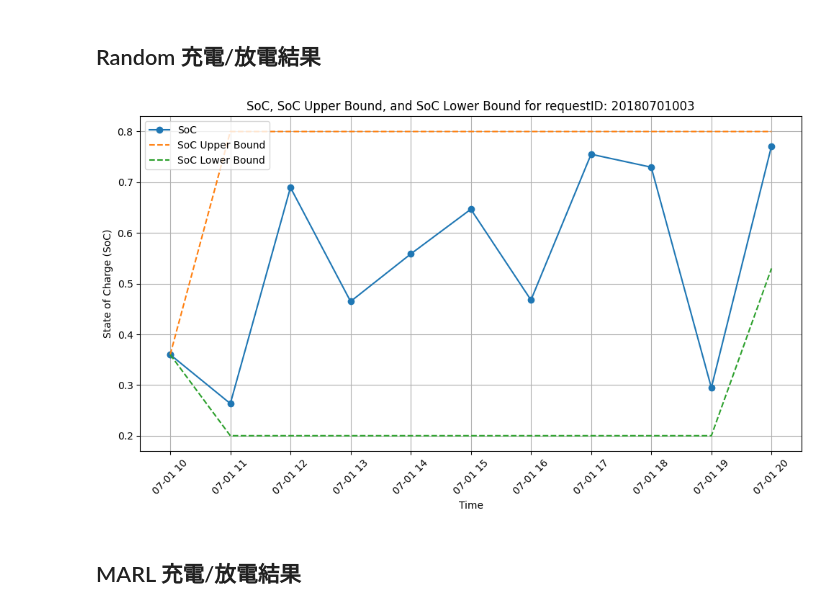
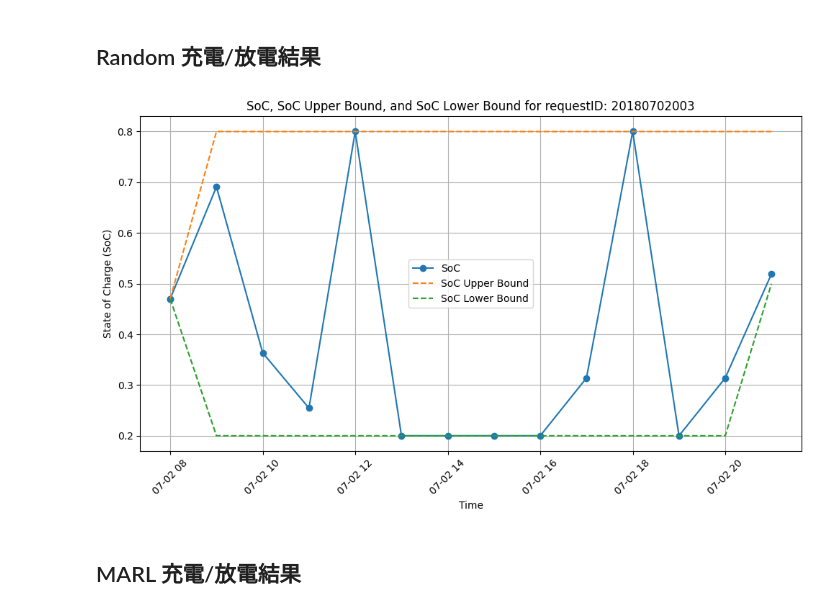
Before and after one commit to carlwang49/MY_WORK, a Jupyter notebook: Evaluation.ipynb, the cells around one changed output. Saved outputs shown, nothing was run; the diff lists cells and outputs as text; code cells hidden in the pictures.

```diff
--- a/Evaluation.ipynb
+++ b/Evaluation.ipynb
@@ -6,36 +6,36 @@ from datetime import datetime
 ## Random 充電/放電結果
 # %%
 # Read the CSV file
-file_path = './Result/RandomPower/13/soc_history.csv'
+file_path = './Result/VDN/1/soc_history.csv'
 data = pd.read_csv(file_path)
 
 # Convert 'current_time' to datetime
 data['current_time'] = pd.to_datetime(data['current_time'])
 
 # Function to plot SoC, SoC_upper_bound, and SoC_lower_bound for a given requestID
 def plot_soc_for_requestID(requestID):
     filtered_data = data[data['requestID'] == requestID]
 
     plt.figure(figsize=(10, 6))
 
     plt.plot(filtered_data['current_time'], filtered_data['soc'], label='SoC', marker='o')
     plt.plot(filtered_data['current_time'], filtered_data['SoC_upper_bound'], label='SoC Upper Bound', linestyle='--')
     plt.plot(filtered_data['current_time'], filtered_data['SoC_lower_bound'], label='SoC Lower Bound', linestyle='--')
 
     plt.xlabel('Time')
     plt.ylabel('State of Charge (SoC)')
     plt.title(f'SoC, SoC Upper Bound, and SoC Lower Bound for requestID: {requestID}')
     plt.legend()
     plt.grid(True)
     plt.xticks(rotation=45)
     plt.tight_layout()
 
     plt.show()
 
 # Example usage
-plot_soc_for_requestID(20180701003)  # Replace with the desired requestID
+plot_soc_for_requestID(20180702003)  # Replace with the desired requestID
 # %% [output]
-[figure, old version]
+[figure, new version]
 # %% [markdown]
 ## MARL 充電/放電結果
 # %%
```
Also changed, not shown: parts of 2 cells of this notebook, 18 other files.
